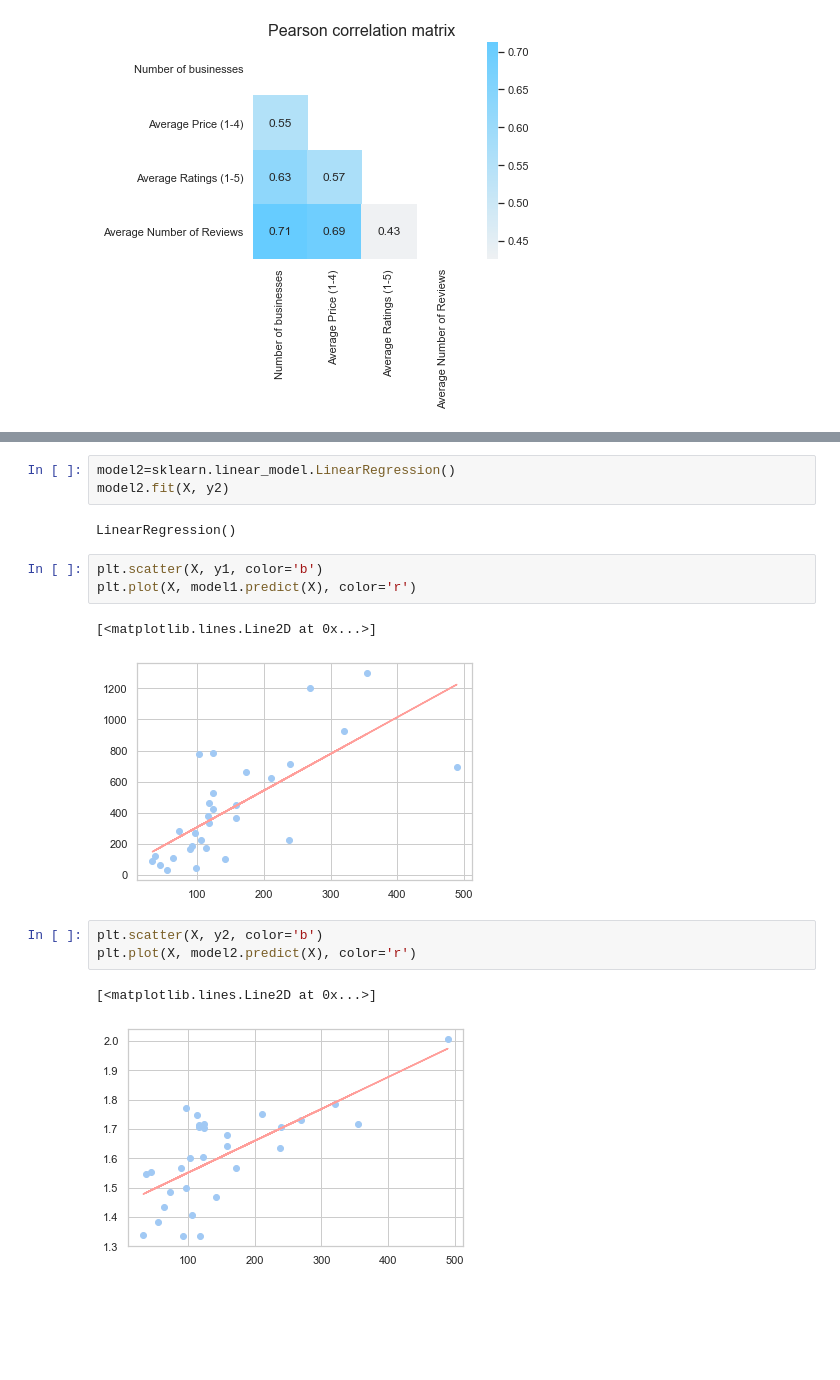
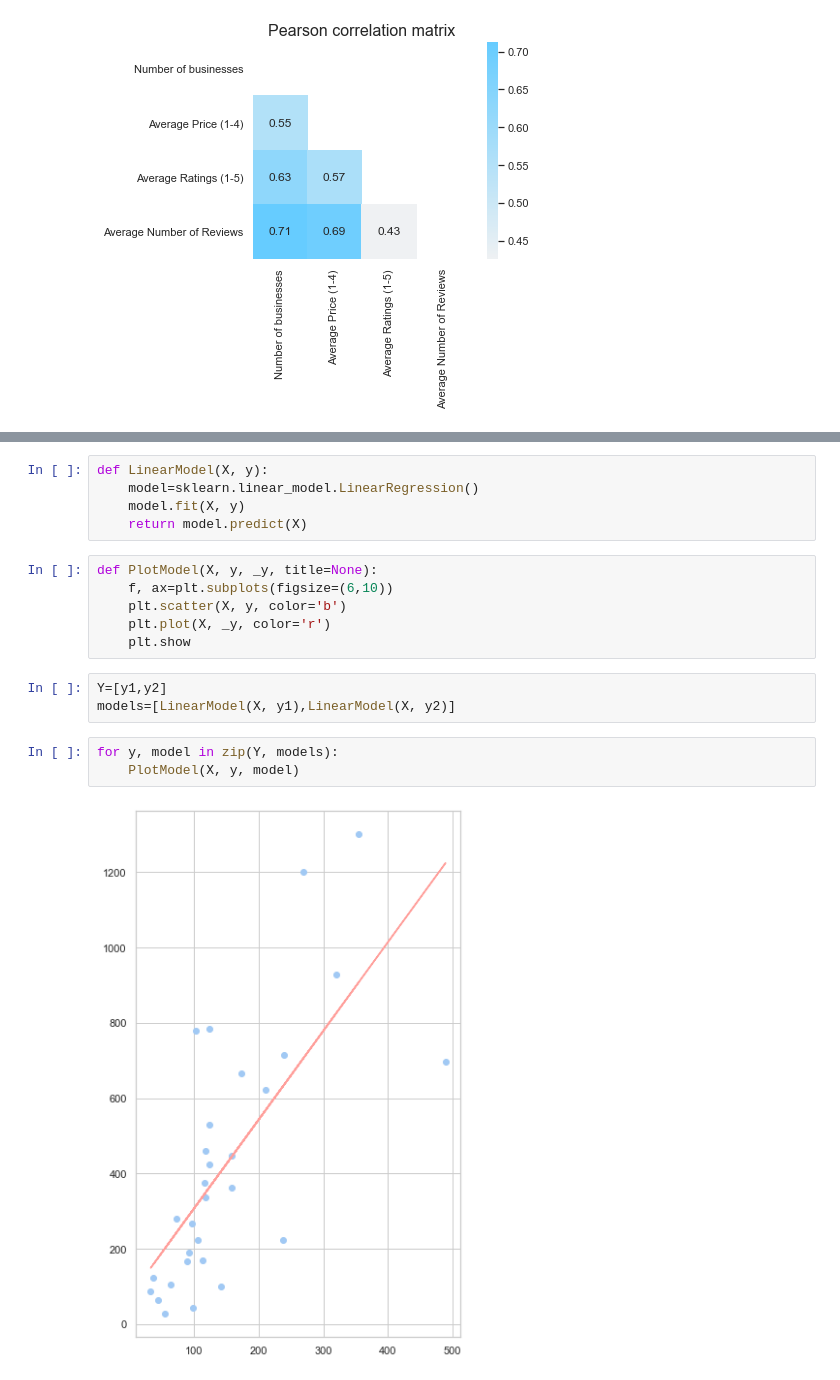
Before and after one commit to Xavier4t/Sports_and_Restaurants, a Jupyter notebook: Example_Analysis.ipynb, the cells around one changed output, grey strips where cells are left out. Saved outputs shown, nothing was run; the diff lists cells and outputs as text; blank space fills up the shorter version.

```diff
--- a/Example_Analysis.ipynb
+++ b/Example_Analysis.ipynb
@@ -228,17 +228,19 @@ LinearRegression()
-# %%
-model2=sklearn.linear_model.LinearRegression()
-model2.fit(X, y2)
-# %% [output]
-LinearRegression()
-# %%
-plt.scatter(X, y1, color='b')
-plt.plot(X, model1.predict(X), color='r')
-# %% [output]
-[<matplotlib.lines.Line2D at 0x...>]
-[figure, removed]
-# %%
-plt.scatter(X, y2, color='b')
-plt.plot(X, model2.predict(X), color='r')
-# %% [output]
-[<matplotlib.lines.Line2D at 0x...>]
-[figure, removed]
+# %%
+def LinearModel(X, y):
+    model=sklearn.linear_model.LinearRegression()
+    model.fit(X, y)
+    return model.predict(X)
+# %%
+def PlotModel(X, y, _y, title=None):
+    f, ax=plt.subplots(figsize=(6,10))
+    plt.scatter(X, y, color='b')
+    plt.plot(X, _y, color='r')
+    plt.show
+# %%
+Y=[y1,y2]
+models=[LinearModel(X, y1),LinearModel(X, y2)]
+# %%
+for y, model in zip(Y, models):
+    PlotModel(X, y, model)
+# %% [output]
+[figure, added]
```
Also changed, not shown: parts of 12 cells of this notebook.
